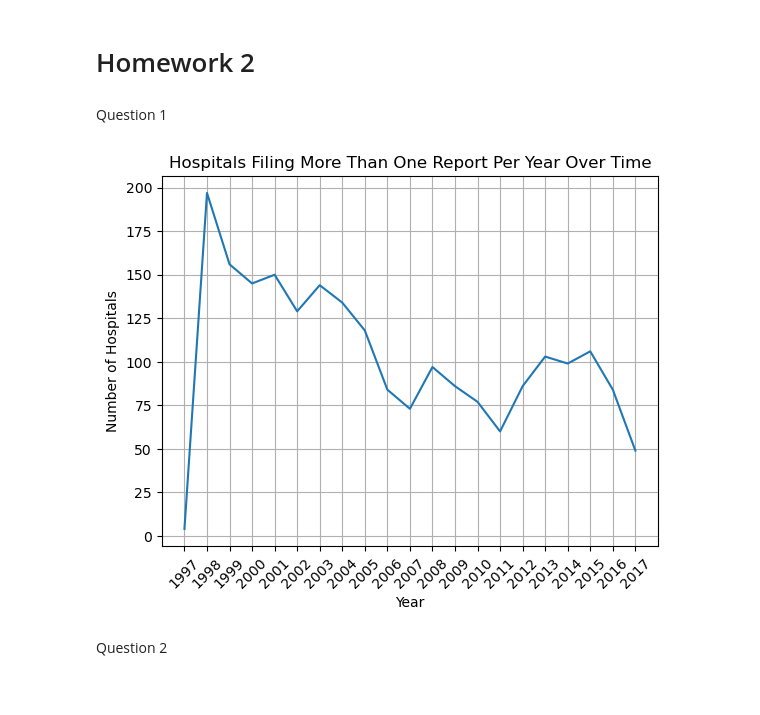
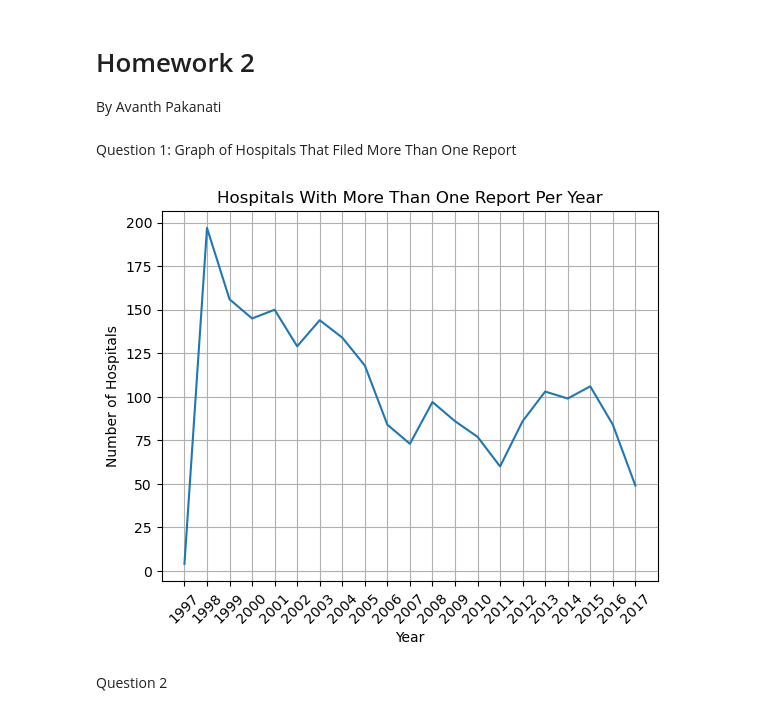
Before and after one commit to avanthp/Homework2-, a Jupyter notebook: Submission2/Analysis/Summarize_Data.ipynb, the cells around one changed output. Saved outputs shown, nothing was run; the diff lists cells and outputs as text; code cells hidden in the pictures.

```diff
--- a/Submission2/Analysis/Summarize_Data.ipynb
+++ b/Submission2/Analysis/Summarize_Data.ipynb
@@ -1,42 +1,43 @@
 # %% [markdown]
 # Homework 2
+By Avanth Pakanati
 # %% [markdown]
-Question 1
+Question 1: Graph of Hospitals That Filed More Than One Report
 # %%
 #| echo: false
 #1
 import pandas as pd
 import matplotlib.pyplot as plt
 import seaborn as sns
 import numpy as np
 import pandas as pd
 import warnings
 warnings.simplefilter('ignore')
 
 HCRIS = pd.read_csv('/Users/avanthpakanati/Desktop/ECON:HLTH Research Seminar /Homework2-/data/Output/HCRIS.csv')
 
 # Convert 'fy_start' to datetime FORMAT
 HCRIS['fy_start'] = pd.to_datetime(HCRIS['fy_start'], errors='coerce')
 HCRIS['year'] = HCRIS['fy_start'].dt.year
 
 # Count hospitals that filed more than one report in the same year
 hospital_counts = HCRIS.groupby(['provider_number', 'year']).size().reset_index(name='report_count')
 multiple_reports = hospital_counts[hospital_counts['report_count'] > 1]
 
 # Count number of hospitals per year
 hospitals_over_time = multiple_reports.groupby('year')['provider_number'].nunique()
 
 # Plot the results
 plt.figure()
 plt.plot(hospitals_over_time.index, hospitals_over_time.values)
 plt.xlabel('Year')
 plt.xticks(hospitals_over_time.index, rotation=45)
 plt.ylabel('Number of Hospitals')
-plt.title('Hospitals Filing More Than One Report Per Year Over Time')
+plt.title('Hospitals With More Than One Report Per Year')
 plt.grid(True)
 plt.show()
 # %% [output]
-[figure, old version]
+[figure, new version]
 # %% [markdown]
 Question 2
 # %%
```
Also changed, not shown: parts of 9 cells of this notebook.
